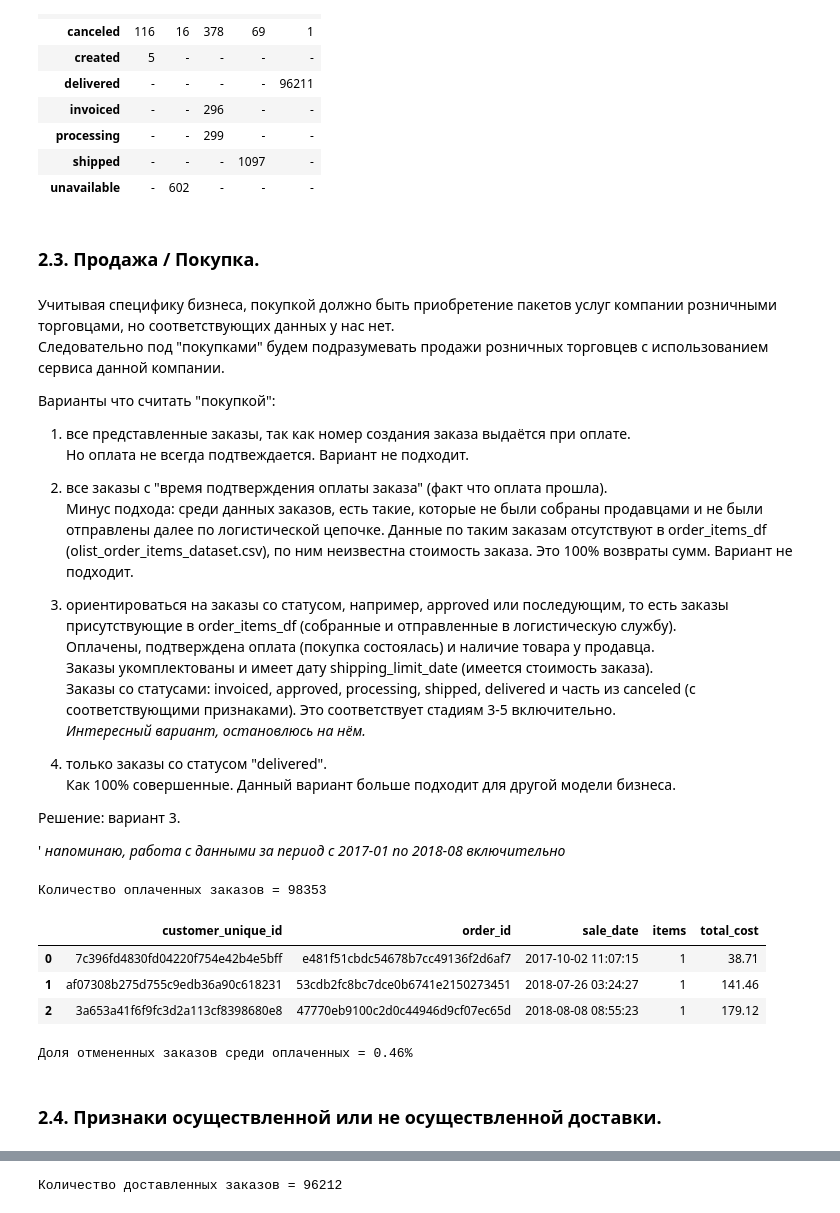
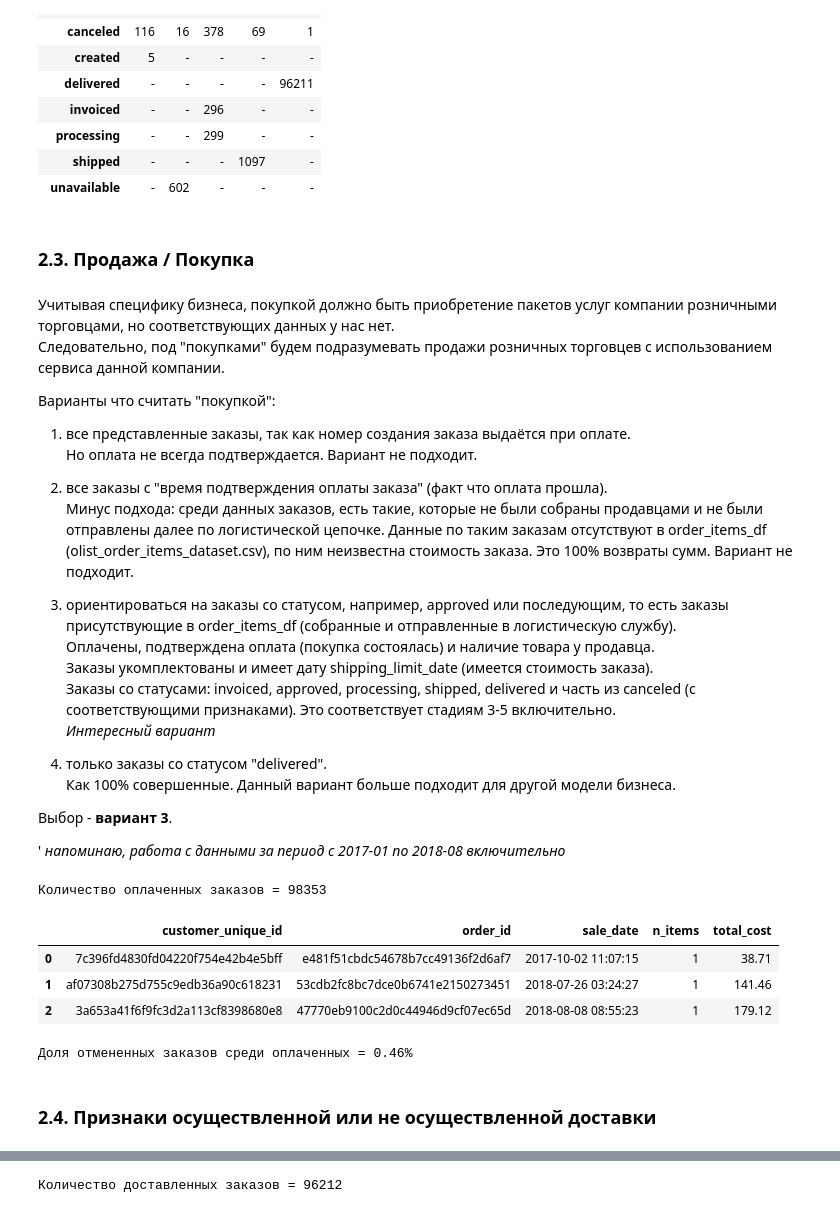
Before and after one commit to dh83/Olist_research, a Jupyter notebook: kc_proj_01.ipynb, the cells around one changed output, grey strips where cells are left out. Saved outputs shown, nothing was run; the diff lists cells and outputs as text; code cells hidden in the pictures.

```diff
--- a/kc_proj_01.ipynb
+++ b/kc_proj_01.ipynb
@@ -548,14 +571,14 @@ status_stage_pt.fillna("-")
 | shipped | - | - | - | 1097 | - |
 | unavailable | - | 602 | - | - | - |
 # %% [markdown]
-### 2.3. Продажа / Покупка.
+### 2.3. Продажа / Покупка
 # %% [markdown]
 Учитывая специфику бизнеса, покупкой должно быть приобретение пакетов услуг компании розничными торговцами, но соответствующих данных у нас нет.
-Следовательно под "покупками" будем подразумевать продажи розничных торговцев с использованием сервиса данной компании.
+Следовательно, под "покупками" будем подразумевать продажи розничных торговцев с использованием сервиса данной компании.
 
 Варианты что считать "покупкой":
 1) все представленные заказы, так как номер создания заказа выдаётся при оплате.
-Но оплата не всегда подтвеждается. Вариант не подходит.
+Но оплата не всегда подтверждается. Вариант не подходит.
 
 2) все заказы с "время подтверждения оплаты заказа" (факт что оплата прошла).
 Минус подхода: среди данных заказов, есть такие, которые не были собраны продавцами и не были отправлены далее по логистической цепочке. Данные по таким заказам отсутствуют в order_items_df (olist_order_items_dataset.csv), по ним неизвестна стоимость заказа. Это 100% возвраты сумм. Вариант не подходит.
@@ -564,63 +587,63 @@ status_stage_pt.fillna("-")
 Оплачены, подтверждена оплата (покупка состоялась) и наличие товара у продавца.
 Заказы укомплектованы и имеет дату shipping_limit_date (имеется стоимость заказа).
 Заказы со статусами: invoiced, approved, processing, shipped, delivered и часть из canceled (с соответствующими признаками). Это соответствует стадиям 3-5 включительно.
-_Интересный вариант, остановлюсь на нём._
+_Интересный вариант_
 
 4) только заказы со статусом "delivered".
 Как 100% совершенные. Данный вариант больше подходит для другой модели бизнеса.
 
-Решение: вариант 3.
+Выбор - __вариант 3__.
 
 ' _напоминаю, работа с данными за период с 2017-01 по 2018-08 включительно_
 # %%
-# Создаём датасет продаж (покупок)
-
-# Датасет будет включать следующие признаки (столбцы):
+# Подготовим датасет продаж (покупок). Он будет включать следующие признаки (столбцы):
 # id покупателя, id заказа, дату покупки, кол-во товарных позиций, сумму заказа с учетом фрахта.
 
 # Создаём новый датасет из копии
 paid_orders_df = orders_df.copy()
 
-# Датой продажи будем считать "время подтверждения оплаты заказа", для доставленных заказов без данной отметки.
+# Датой продажи будем считать "время подтверждения оплаты заказа",
+# для доставленных заказов без данного этапа датой продажи будет считаться дата доставки клиенту.
+
 # Взятие даты из первого столбца, если она отсутствует, то из второго (для заказов "delivered" без "approved_at")
 paid_orders_df["sale_date"] = paid_orders_df["approved_at"].combine_first(
     orders_df["customer_get"]
 )
 
-# Расчет суммы заказов с учетом стоимости фрахта
+# Расчет сумм заказов с учетом стоимости фрахта
 order_items_df["total_cost"] = order_items_df.price + order_items_df.freight_value
 order_cost_df = (
     order_items_df.groupby("order_id", as_index=False)
     .agg(
         {"total_cost": "sum", "order_item_id": "max"}
     )  # на всякий случай посчитаем кол-во товарных позиций в каждом заказе
-    .rename(columns={"order_item_id": "items"})
+    .rename(columns={"order_item_id": "n_items"})
 )
 
 # Добавляем столбцы с суммой заказа и количеством товарных позиций.
 # Способ объединения "inner", позволяет сразу убрать строки отсутствующие в order_cost_df (без цены и "shipping_limit_date")
 # и одновременно не включать строки из order_cost_df, которые не попадают в выбранный временной интервал.
 paid_orders_df = paid_orders_df.merge(
-    order_cost_df[["order_id", "total_cost", "items"]], on="order_id", how="inner"
+    order_cost_df[["order_id", "total_cost", "n_items"]], on="order_id", how="inner"
 )
 
 # Добавляем customer_unique_id
 paid_orders_df = paid_orders_df.merge(
     customers_df[["customer_id", "customer_unique_id"]], on="customer_id", how="left"
 )
 
 # Оставляем необходимые столбцы для итогового датафрейма покупок
 sales_df = paid_orders_df[
-    ["customer_unique_id", "order_id", "sale_date", "items", "total_cost"]
+    ["customer_unique_id", "order_id", "sale_date", "n_items", "total_cost"]
 ]
 
 print(f"Количество оплаченных заказов = {sales_df.shape[0]}")
 
 # Полученный датафрейм продаж
 sales_df.head(3)
 # %% [output]
 Количество оплаченных заказов = 98353
-|  | customer_unique_id | order_id | sale_date | items | total_cost |
+|  | customer_unique_id | order_id | sale_date | n_items | total_cost |
 | 0 | 7c396fd4830fd04220f754e42b4e5bff | e481f51cbdc54678b7cc49136f2d6af7 | 2017-10-02 11:07:15 | 1 | 38.71 |
 | 1 | af07308b275d755c9edb36a90c618231 | 53cdb2fc8bc7dce0b6741e2150273451 | 2018-07-26 03:24:27 | 1 | 141.46 |
 | 2 | 3a653a41f6f9fc3d2a113cf8398680e8 | 47770eb9100c2d0c44946d9cf07ec65d | 2018-08-08 08:55:23 | 1 | 179.12 |
@@ -633,7 +656,7 @@ print(f"Доля отмененных заказов среди оплаченн
 # %% [output]
 Доля отмененных заказов среди оплаченных = 0.46%
 # %% [markdown]
-### 2.4. Признаки осуществленной или не осуществленной доставки.
+### 2.4. Признаки осуществленной или не осуществленной доставки
 # %% [markdown]
 ##### Доставленые клиенту (стадия 5):
  - имеют статус delivered,
```
Also changed, not shown: parts of 58 cells of this notebook, 3 other files.
